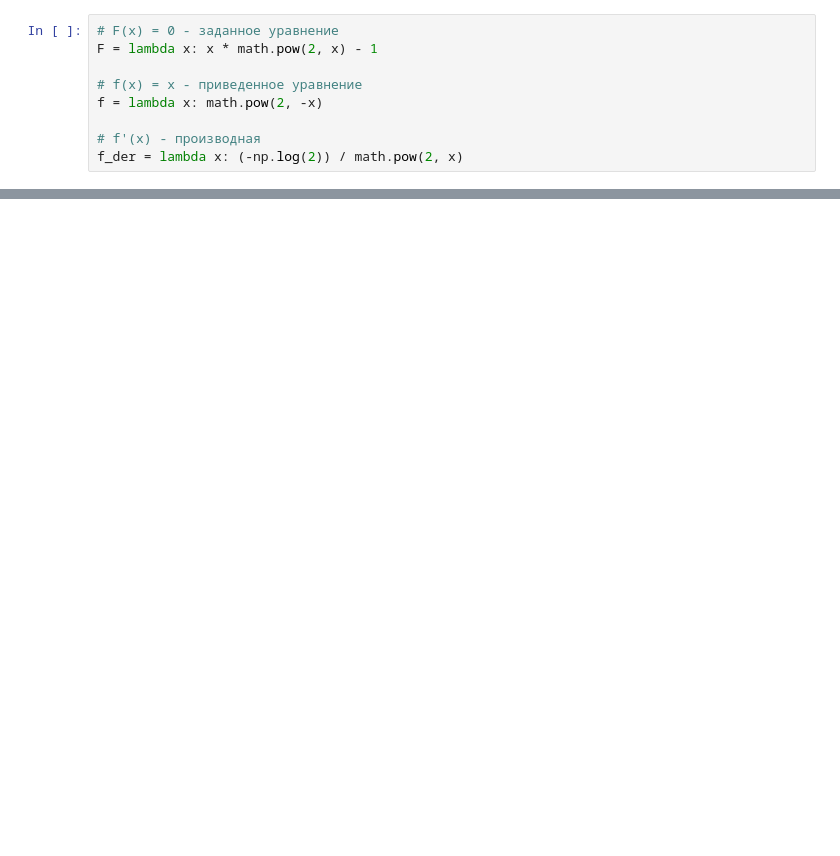
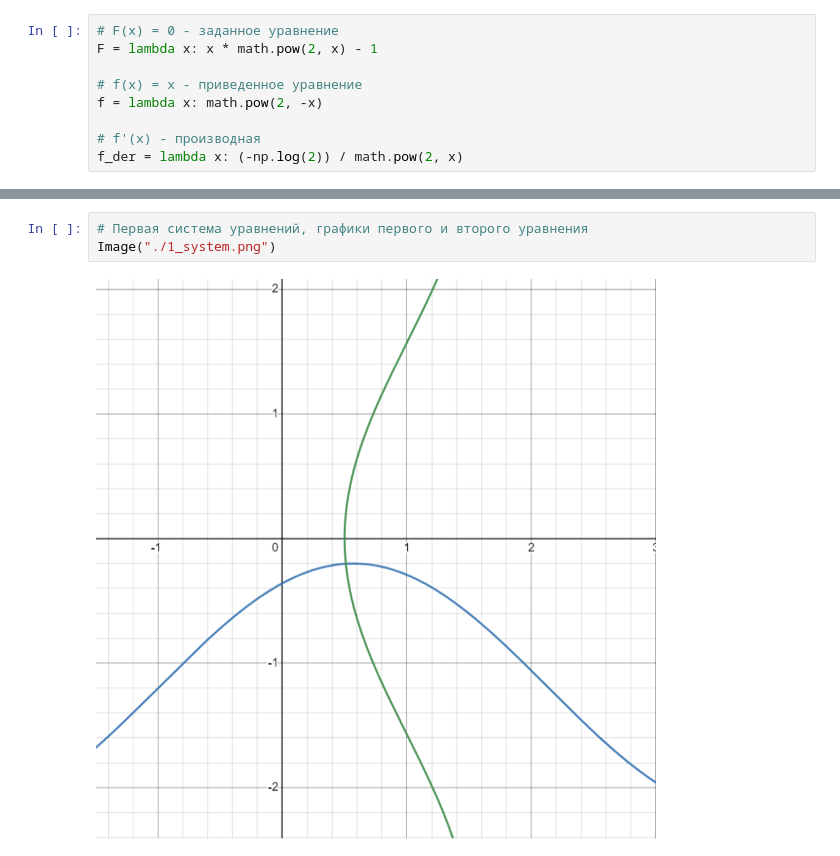
Before and after one commit to ivan-egorov42/compmath, a Jupyter notebook: lab3/lab3.ipynb, the cells around one changed output, grey strips where cells are left out. Saved outputs shown, nothing was run; the diff lists cells and outputs as text; blank space fills up the shorter version.

```diff
--- a/lab3/lab3.ipynb
+++ b/lab3/lab3.ipynb
@@ -38,0 +91,5 @@ TypeError: only size-1 arrays can be converted to Python scalars
+# %%
+# Первая система уравнений, графики первого и второго уравнения
+Image("./1_system.png")
+# %% [output]
+[figure, added]
```
Also changed, not shown: parts of 16 cells of this notebook.
